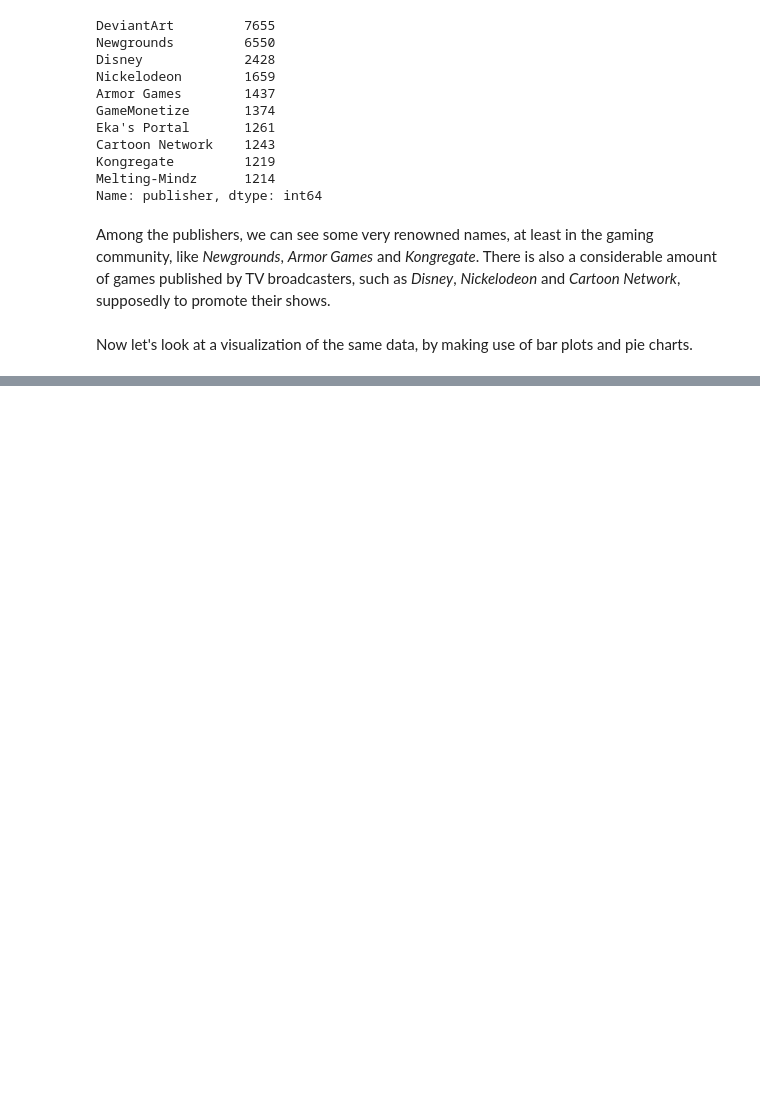
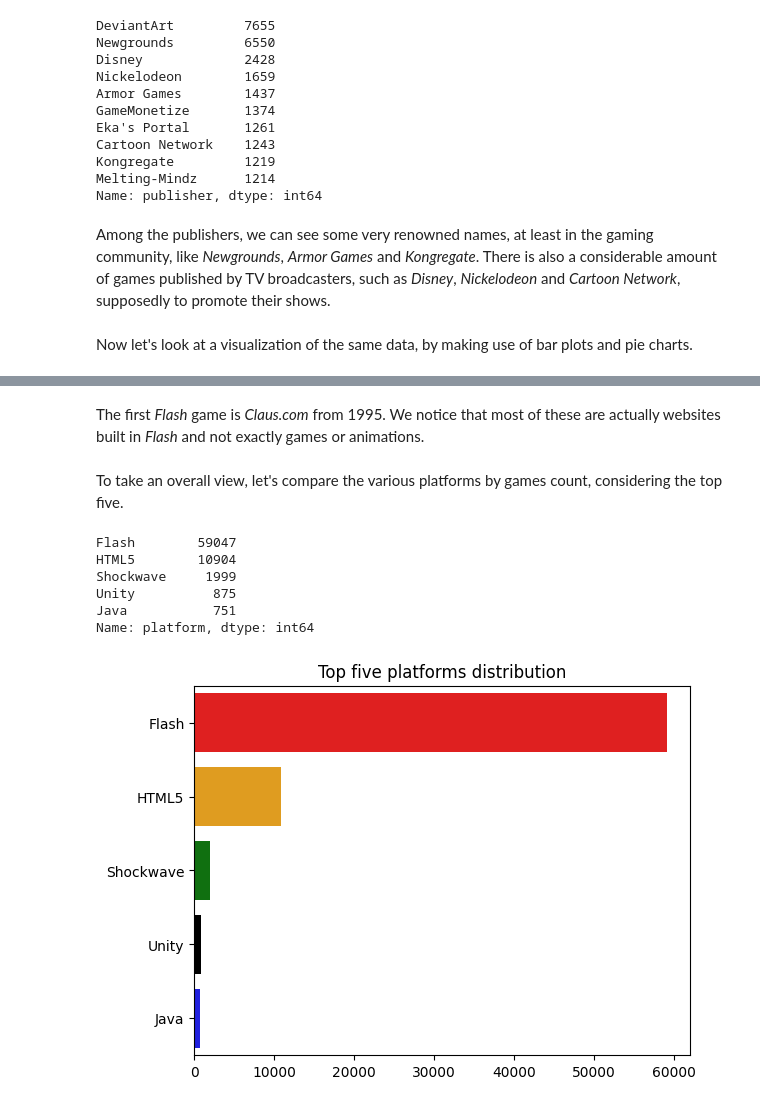
Before and after one commit to giovanni-cutri/flashpoint-analytics, a Jupyter notebook: notebooks/flashpoint_analytics_python.ipynb, the cells around one changed output, grey strips where cells are left out. Saved outputs shown, nothing was run; the diff lists cells and outputs as text; code cells hidden in the pictures; blank space fills up the shorter version.

```diff
--- a/notebooks/flashpoint_analytics_python.ipynb
+++ b/notebooks/flashpoint_analytics_python.ipynb
@@ -178,0 +202,5 @@ plt.show()
+# %%
+warnings.filterwarnings("ignore", category = UserWarning)
+df_dates["releaseDate"] = pd.to_datetime(df_dates["releaseDate"], errors = "coerce")
+df_dates = df_dates.dropna().sort_values("releaseDate")
+df_dates
@@ -178,0 +224,3 @@ plt.show()
+# %%
+df_dates = df_dates[:-1]
+df_dates[:20]
@@ -178,0 +249,3 @@ plt.show()
+# %%
+df_dates = df_dates[1:]
+df_dates[-20:]
@@ -178,0 +294,19 @@ plt.show()
+# %% [markdown]
+The first *Flash* game is *Claus.com* from 1995. We notice that most of these are actually websites built in *Flash* and not exactly games or animations.
+# %% [markdown]
+To take an overall view, let's compare the various platforms by games count, considering the top five.
+# %%
+top_platforms = df_dates["platform"].value_counts()[:5]
+top_platforms
+# %% [output]
+Flash        59047
+HTML5        10904
+Shockwave     1999
+Unity          875
+Java           751
+Name: platform, dtype: int64
+# %%
+colors = ["red", "orange", "green", "black", "blue"]
+sns.barplot(x = top_platforms.values, y = top_platforms.index, orient = "h", palette = colors).set(title = "Top five platforms distribution");
+# %% [output]
+[figure, added]
```
Also changed, not shown: parts of 26 cells of this notebook.
